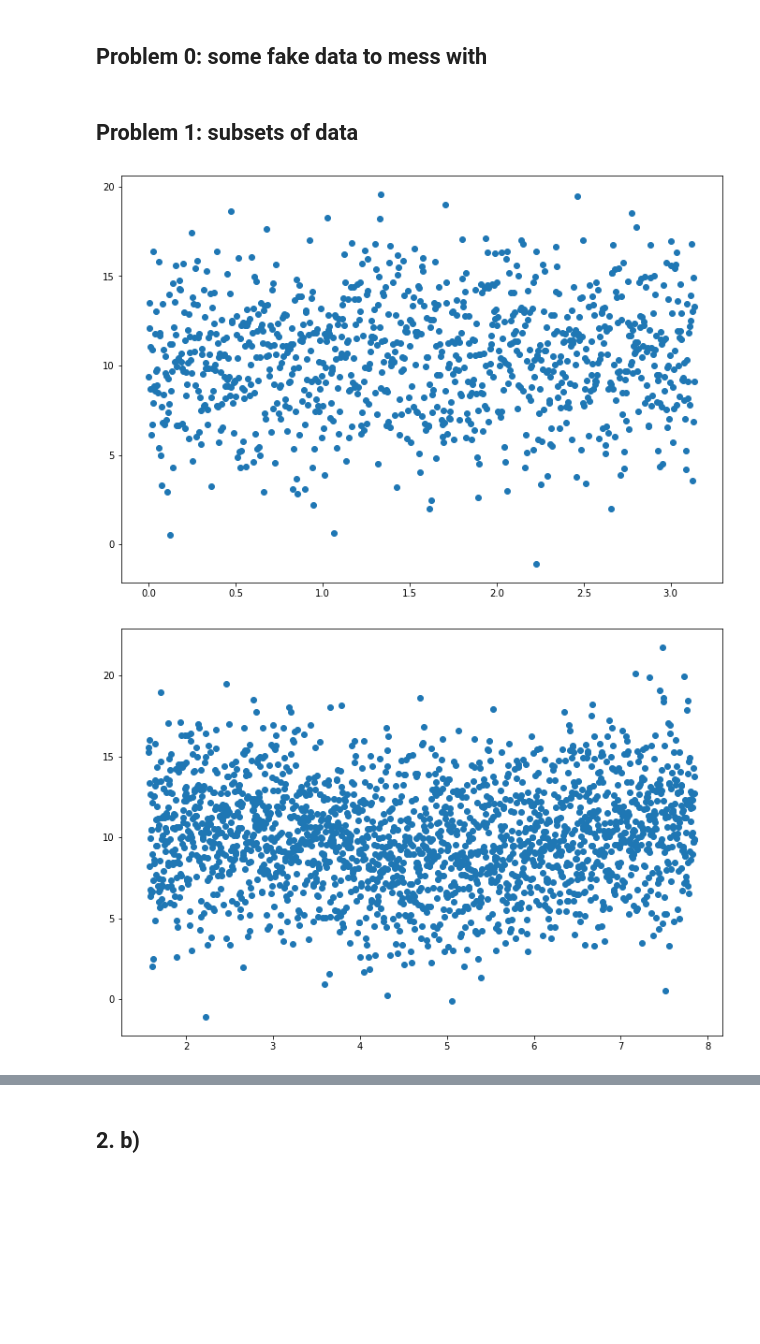
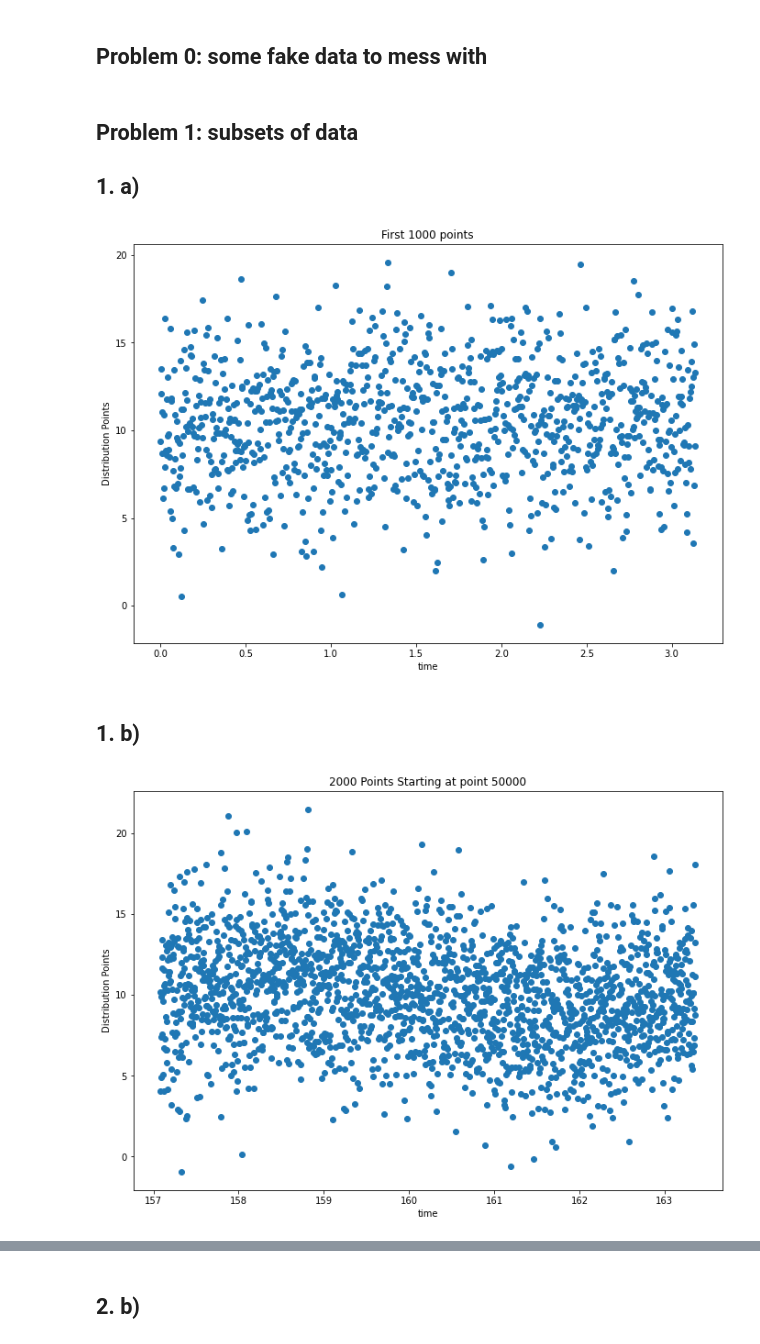
Before and after one commit to maria8ch/Phys434_BigData, a Jupyter notebook: Berres_HW4.ipynb, the cells around one changed output, grey strips where cells are left out. Drawn from its saved outputs; the diff is of its cells as text; code cells hidden in the pictures; blank space fills up the shorter version.

```diff
--- a/Berres_HW4.ipynb
+++ b/Berres_HW4.ipynb
@@ -19,11 +19,17 @@ N = 10+np.sin(t)
 bkgd = stats.norm.rvs(size=np.int(1e5))*np.sqrt(N)+N
 # %% [markdown]
 ## Problem 1: subsets of data
+## 1. a)
 # %%
 fig, ax = plt.subplots(1,1,figsize=(11.5,8))
+ax.set_title('First 1000 points')
+ax.set_xlabel('time')
+ax.set_ylabel('Distribution Points')
 ax.scatter(t[:1000],bkgd[:1000]);
 # %% [output]
-[figure, old version]
+[figure, new version]
+# %% [markdown]
+## 1. b)
 # %%
 def xandy(x,y):
     if x+y>len(bkgd):
@@ -35,7 +41,10 @@ def xandy(x,y):
         return bs,ts
 # %%
 fig, ax = plt.subplots(1,1,figsize=(11.5,8))
-bs,ts=xandy(2000,500)
+bs,ts=xandy(2000,int(1e5/2))
+ax.set_title(f'2000 Points Starting at point {int(1e5/2):0.0f}')
+ax.set_xlabel('time')
+ax.set_ylabel('Distribution Points')
 ax.scatter(ts,bs);
 # %% [output]
-[figure, old version]
+[figure, new version]
```
Also changed, not shown: parts of 11 cells of this notebook, 1 other file.
